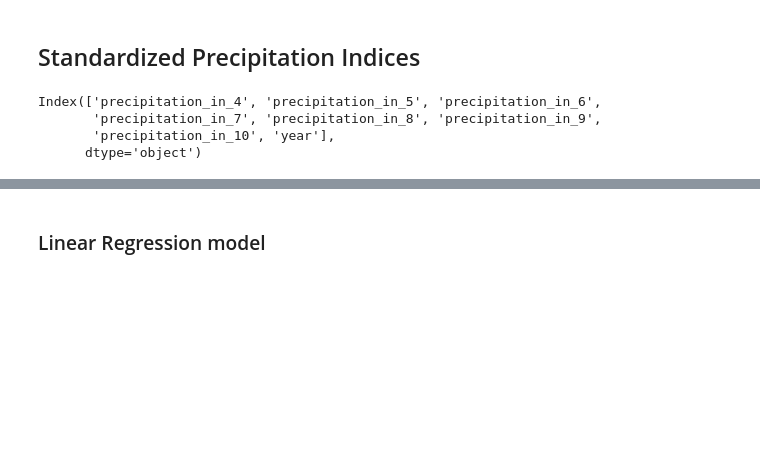
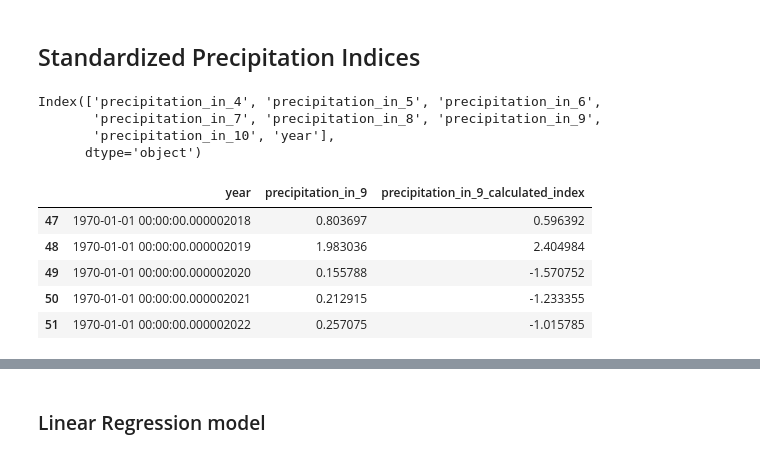
Before and after one commit to Laura-Pldk/Canola_Yield_Prediction, a Jupyter notebook: notebooks/Canola_presentation.ipynb, the cells around one changed output, grey strips where cells are left out. Drawn from its saved outputs; the diff is of its cells as text; code cells hidden in the pictures; blank space fills up the shorter version.

```diff
--- a/notebooks/Canola_presentation.ipynb
+++ b/notebooks/Canola_presentation.ipynb
@@ -606,3 +592,12 @@ precipitation_4_df['precipitation_in_7_calculated_index'] = spi_7['precipitation
 precipitation_4_df['precipitation_in_8_calculated_index'] = spi_8['precipitation_in_8_calculated_index'].values
 precipitation_4_df['precipitation_in_9_calculated_index'] = spi_9['precipitation_in_9_calculated_index'].values
 precipitation_4_df['precipitation_in_10_calculated_index'] = spi_10['precipitation_in_10_calculated_index'].values
+# %%
+spi_9.tail()
+# %% [output]
+|  | year | precipitation_in_9 | precipitation_in_9_calculated_index |
+| 47 | 1970-01-01 00:00:00.000002018 | 0.803697 | 0.596392 |
+| 48 | 1970-01-01 00:00:00.000002019 | 1.983036 | 2.404984 |
+| 49 | 1970-01-01 00:00:00.000002020 | 0.155788 | -1.570752 |
+| 50 | 1970-01-01 00:00:00.000002021 | 0.212915 | -1.233355 |
+| 51 | 1970-01-01 00:00:00.000002022 | 0.257075 | -1.015785 |
```
Also changed, not shown: parts of 34 cells of this notebook, 1 other file.
